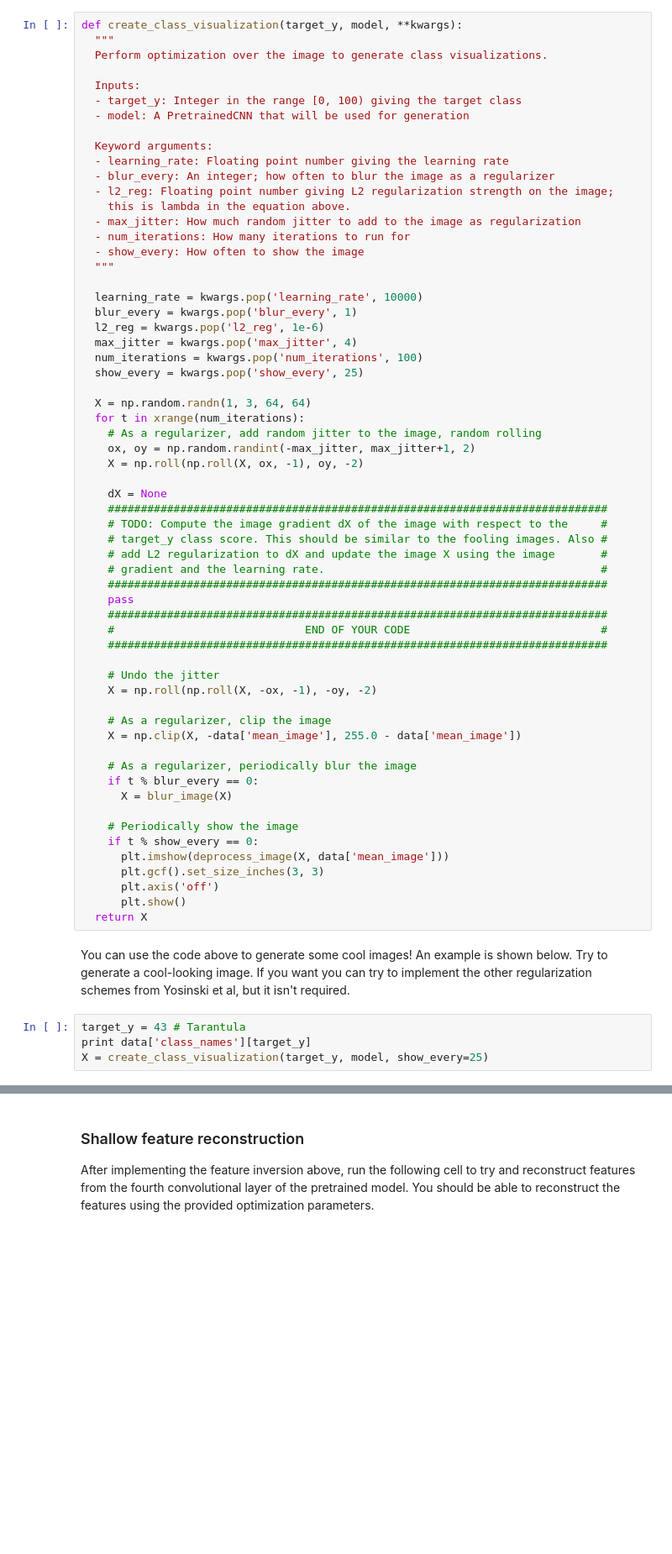
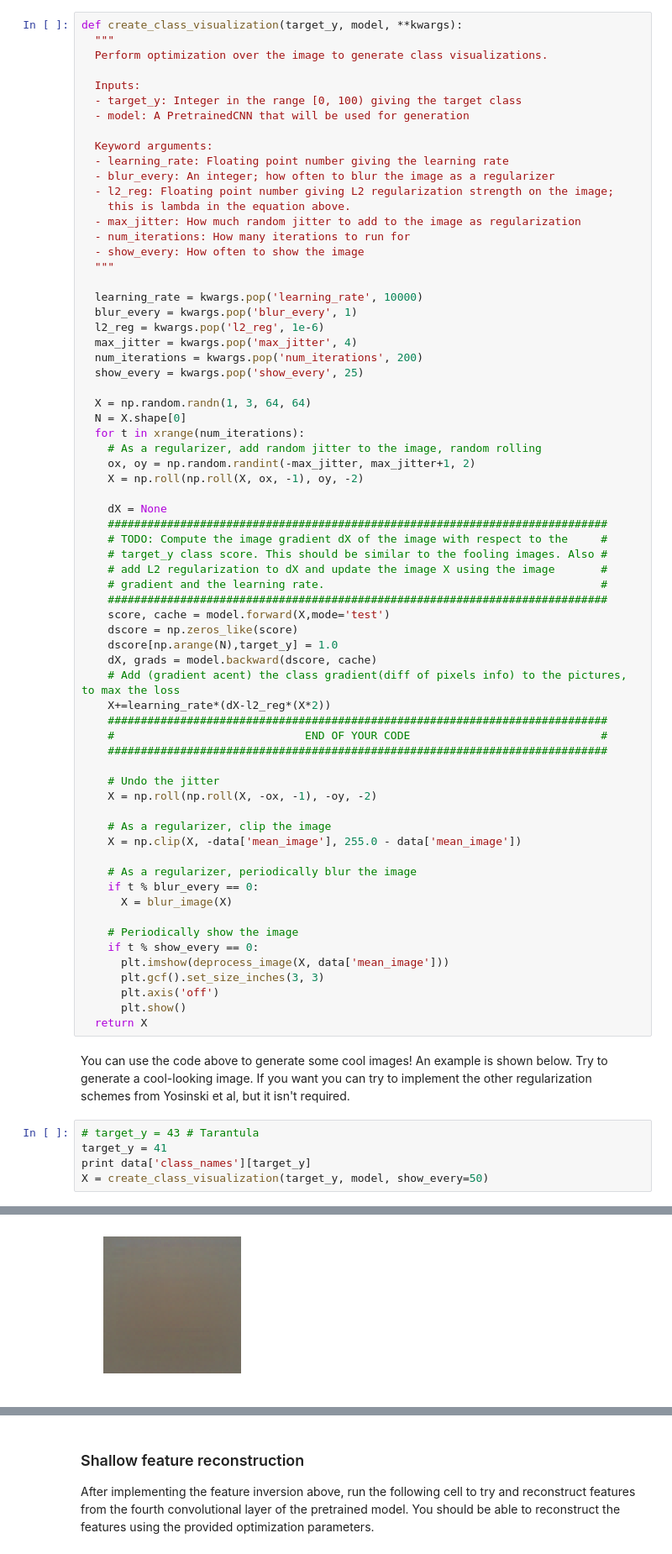
Before and after one commit to gody7334/cs231n_assignment, a Jupyter notebook: assignment3/ImageGeneration.ipynb, the cells around one changed output, grey strips where cells are left out. Shown at 84% size. Drawn from its saved outputs; the diff is of its cells as text; blank space fills up the shorter version.

```diff
--- a/assignment3/ImageGeneration.ipynb
+++ b/assignment3/ImageGeneration.ipynb
@@ -75,10 +81,11 @@ def create_class_visualization(target_y, model, **kwargs):
   blur_every = kwargs.pop('blur_every', 1)
   l2_reg = kwargs.pop('l2_reg', 1e-6)
   max_jitter = kwargs.pop('max_jitter', 4)
-  num_iterations = kwargs.pop('num_iterations', 100)
+  num_iterations = kwargs.pop('num_iterations', 200)
   show_every = kwargs.pop('show_every', 25)
 
   X = np.random.randn(1, 3, 64, 64)
+  N = X.shape[0]
   for t in xrange(num_iterations):
     # As a regularizer, add random jitter to the image, random rolling
     ox, oy = np.random.randint(-max_jitter, max_jitter+1, 2)
@@ -91,7 +98,12 @@ def create_class_visualization(target_y, model, **kwargs):
     # add L2 regularization to dX and update the image X using the image       #
     # gradient and the learning rate.                                          #
     ############################################################################
-    pass
+    score, cache = model.forward(X,mode='test')
+    dscore = np.zeros_like(score)
+    dscore[np.arange(N),target_y] = 1.0
+    dX, grads = model.backward(dscore, cache)
+    # Add (gradient acent) the class gradient(diff of pixels info) to the pictures, to max the loss
+    X+=learning_rate*(dX-l2_reg*(X*2))
     ############################################################################
     #                             END OF YOUR CODE                             #
     ############################################################################
@@ -116,6 +128,8 @@ def create_class_visualization(target_y, model, **kwargs):
 # %% [markdown]
 You can use the code above to generate some cool images! An example is shown below. Try to generate a cool-looking image. If you want you can try to implement the other regularization schemes from Yosinski et al, but it isn't required.
 # %%
-target_y = 43 # Tarantula
+# target_y = 43 # Tarantula
+target_y = 41
 print data['class_names'][target_y]
-X = create_class_visualization(target_y, model, show_every=25)
+X = create_class_visualization(target_y, model, show_every=50)
+# %% [output]
@@ -121,0 +137 @@ X = create_class_visualization(target_y, model, show_every=25)
+[figure, added]
```
Also changed, not shown: parts of 7 cells of this notebook, 1 other file.
